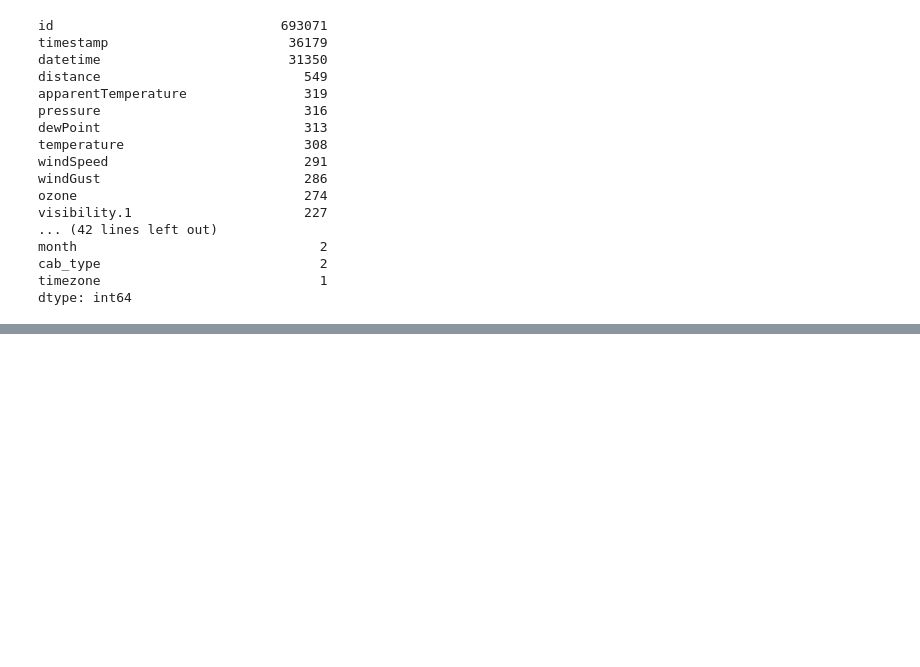
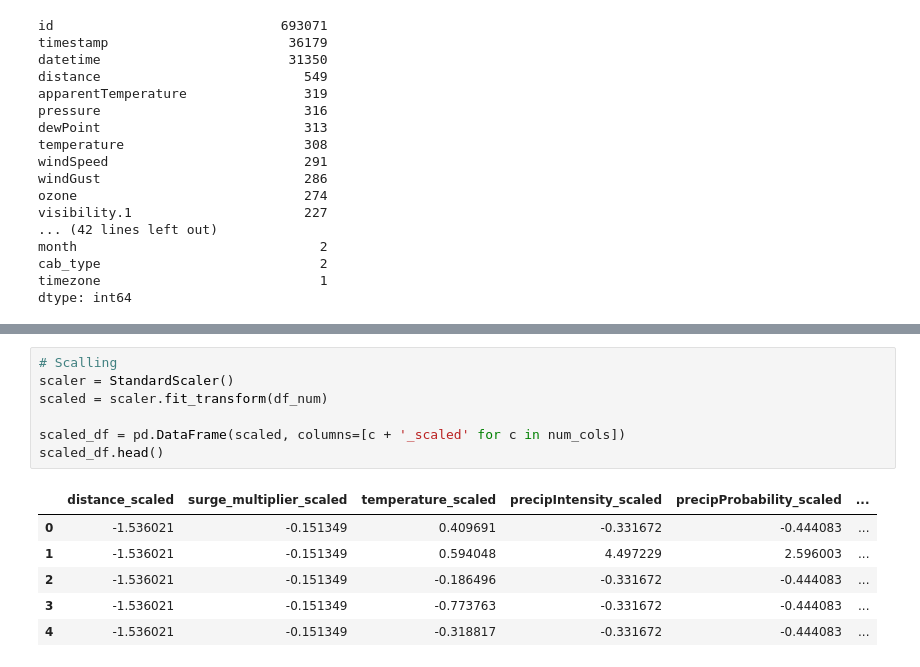
Before and after one commit to mollyhan19/APCOMP209_Final_Project, a Jupyter notebook: EDA.ipynb, the cells around one changed output, grey strips where cells are left out. Drawn from its saved outputs; the diff is of its cells as text; blank space fills up the shorter version.

```diff
--- a/EDA.ipynb
+++ b/EDA.ipynb
@@ -204,0 +241,14 @@ dtype: int64
+# %%
+# Scalling
+scaler = StandardScaler()
+scaled = scaler.fit_transform(df_num)
+
+scaled_df = pd.DataFrame(scaled, columns=[c + '_scaled' for c in num_cols])
+scaled_df.head()
+# %% [output]
+|  | distance_scaled | surge_multiplier_scaled | temperature_scaled | precipIntensity_scaled | precipProbability_scaled | ... |
+| 0 | -1.536021 | -0.151349 | 0.409691 | -0.331672 | -0.444083 | ... |
+| 1 | -1.536021 | -0.151349 | 0.594048 | 4.497229 | 2.596003 | ... |
+| 2 | -1.536021 | -0.151349 | -0.186496 | -0.331672 | -0.444083 | ... |
+| 3 | -1.536021 | -0.151349 | -0.773763 | -0.331672 | -0.444083 | ... |
+| 4 | -1.536021 | -0.151349 | -0.318817 | -0.331672 | -0.444083 | ... |
```
Also changed, not shown: parts of 7 cells of this notebook.
